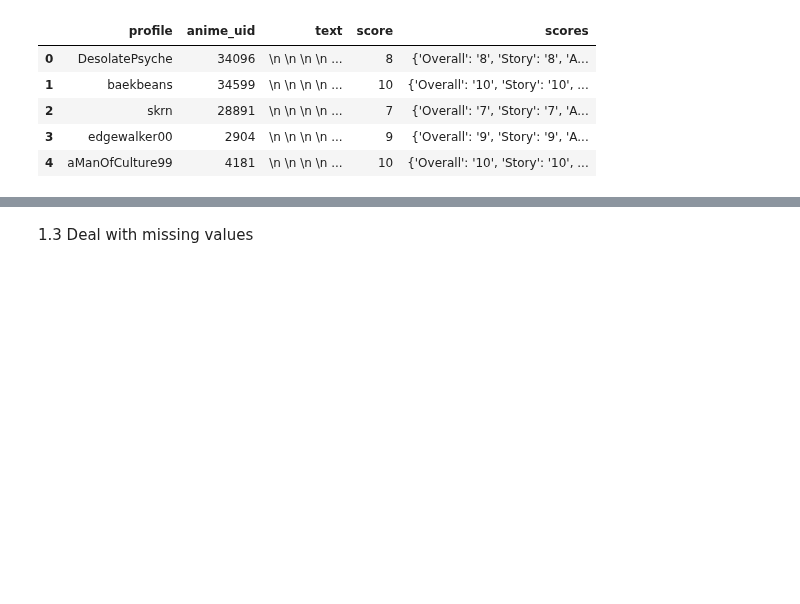
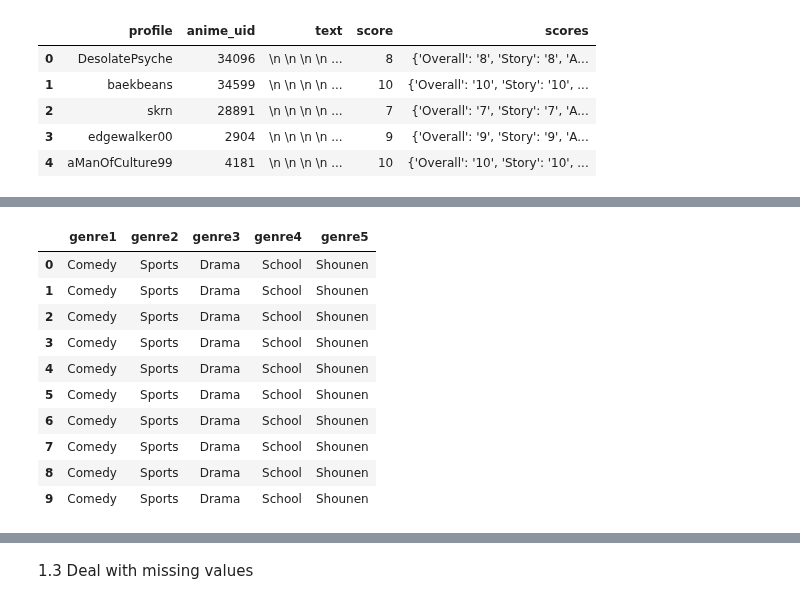
Before and after one commit to Haaris-Syed/AnimeRecommender, a Jupyter notebook: AnimeDataset-Preprocessing.ipynb, the cells around one changed output, grey strips where cells are left out. Saved outputs shown, nothing was run; the diff lists cells and outputs as text; code cells hidden in the pictures; blank space fills up the shorter version.

```diff
--- a/AnimeDataset-Preprocessing.ipynb
+++ b/AnimeDataset-Preprocessing.ipynb
@@ -101,0 +126,19 @@ anime_rating['user_id'] = anime_rating.user_id.astype('object')
+# %%
+# separate genres into separate columns, with a maximum of 5 different genres to limit the dimensions of the dataframe
+genres = merged_anime_reviews_df['genre'].str.split(",", expand=True)
+genres = genres.iloc[:,:5]
+genres.columns = ['genre1', 'genre2', 'genre3','genre4', 'genre5']
+
+genres.head(10)
+# %% [output]
+|  | genre1 | genre2 | genre3 | genre4 | genre5 |
+| 0 | Comedy | Sports | Drama | School | Shounen |
+| 1 | Comedy | Sports | Drama | School | Shounen |
+| 2 | Comedy | Sports | Drama | School | Shounen |
+| 3 | Comedy | Sports | Drama | School | Shounen |
+| 4 | Comedy | Sports | Drama | School | Shounen |
+| 5 | Comedy | Sports | Drama | School | Shounen |
+| 6 | Comedy | Sports | Drama | School | Shounen |
+| 7 | Comedy | Sports | Drama | School | Shounen |
+| 8 | Comedy | Sports | Drama | School | Shounen |
+| 9 | Comedy | Sports | Drama | School | Shounen |
```
Also changed, not shown: parts of 12 cells of this notebook.
